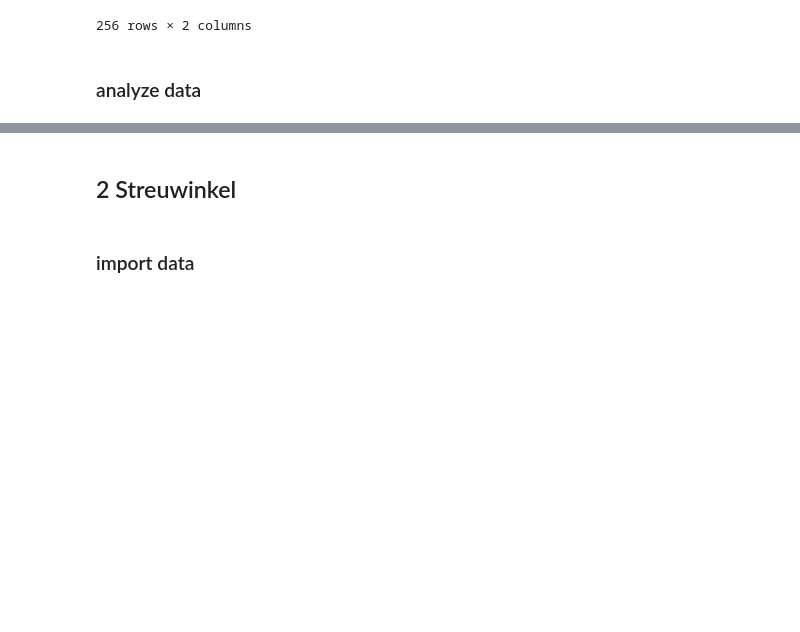
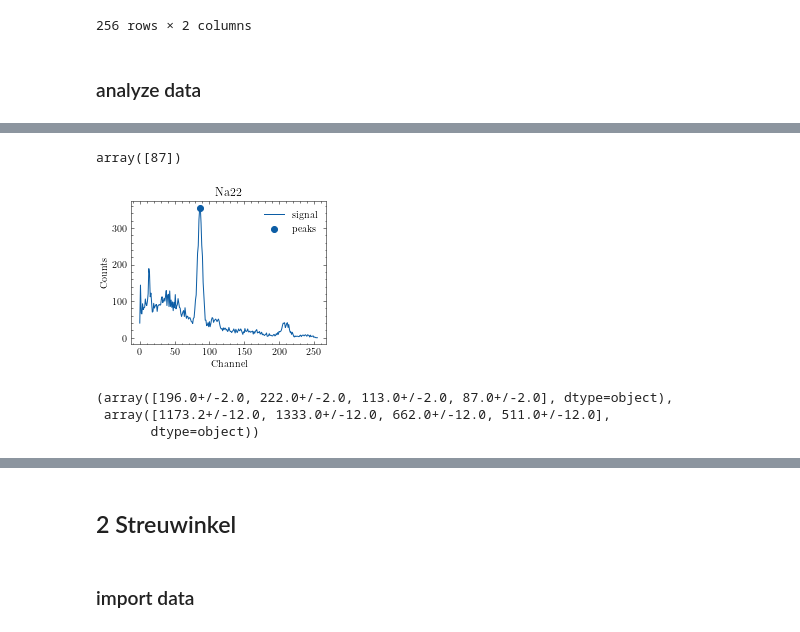
Before and after one commit to emhl/FP1, a Jupyter notebook: Compton.ipynb, the cells around one changed output, grey strips where cells are left out. Cells and saved outputs as stored; diff of their text form; code cells hidden in the pictures; blank space fills up the shorter version.

Commit message:
detect streu-energien

```diff
--- a/Compton.ipynb
+++ b/Compton.ipynb
@@ -86,0 +122,16 @@ plt.yscale('log')
+# %%
+x,y= na22_kalib['channel'],na22_kalib['counts']
+plt.plot(x,y,label='signal')
+
+na22_peaks, _= sig.find_peaks(y, height=200, distance=20)
+plt.scatter(x[na22_peaks],y[na22_peaks], label='peaks')
+
+plt.title('Na22')
+plt.xlabel('Channel')
+plt.ylabel('Counts')
+plt.legend()
+
+na22_peaks
+# %% [output]
+array([87])
+[figure, added]
@@ -86,0 +141,11 @@ plt.yscale('log')
+# %%
+kalib_channels = np.array([])
+kalib_channels = np.append(kalib_channels,c60_peaks)
+kalib_channels = np.append(kalib_channels,cs137_peaks)
+kalib_channels = np.append(kalib_channels,na22_peaks)
+kalib_channels = unp.uarray(kalib_channels, 2)
+kalib_channels,kalib_energies
+# %% [output]
+(array([196.0+/-2.0, 222.0+/-2.0, 113.0+/-2.0, 87.0+/-2.0], dtype=object),
+ array([1173.2+/-12.0, 1333.0+/-12.0, 662.0+/-12.0, 511.0+/-12.0],
+       dtype=object))
```
Also changed, not shown: parts of 12 cells of this notebook.
